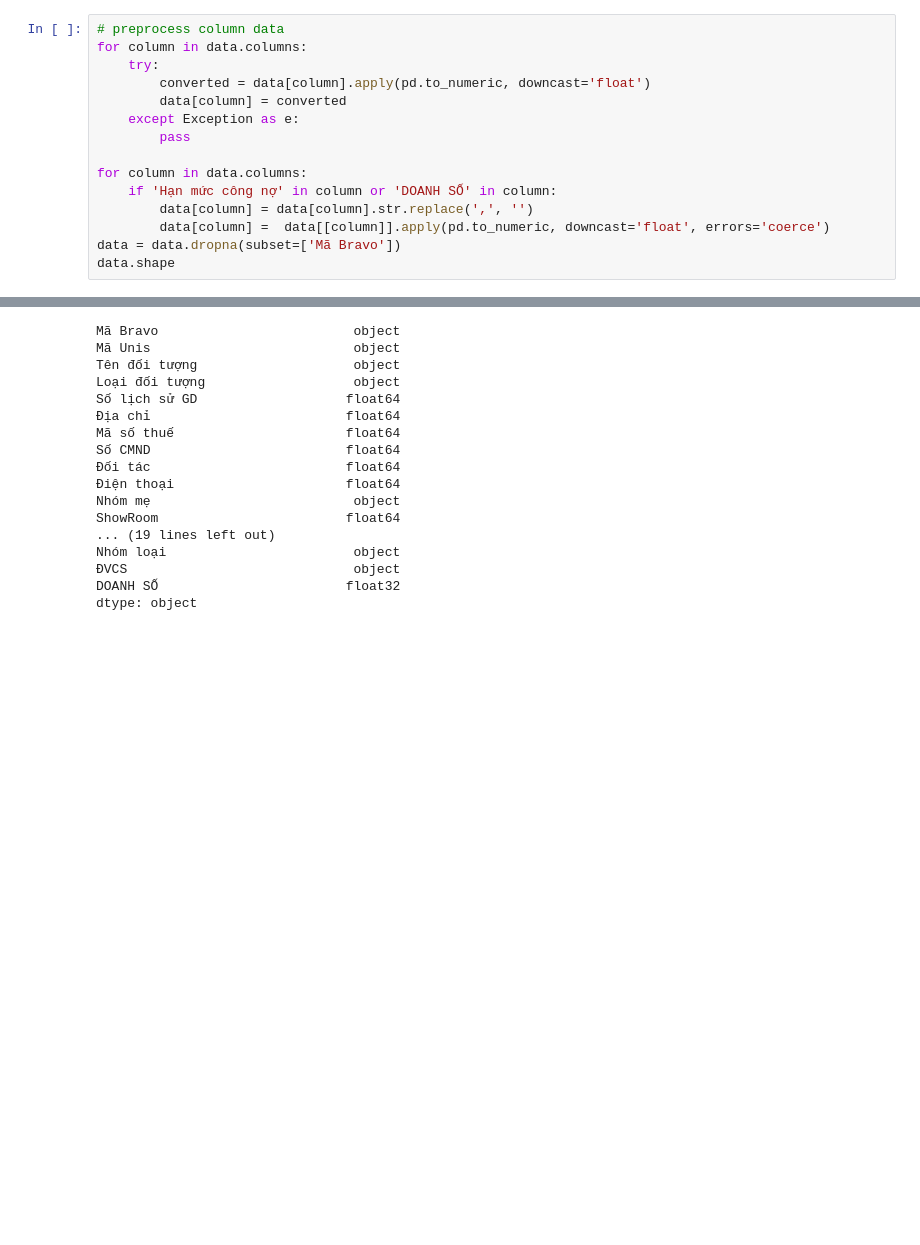
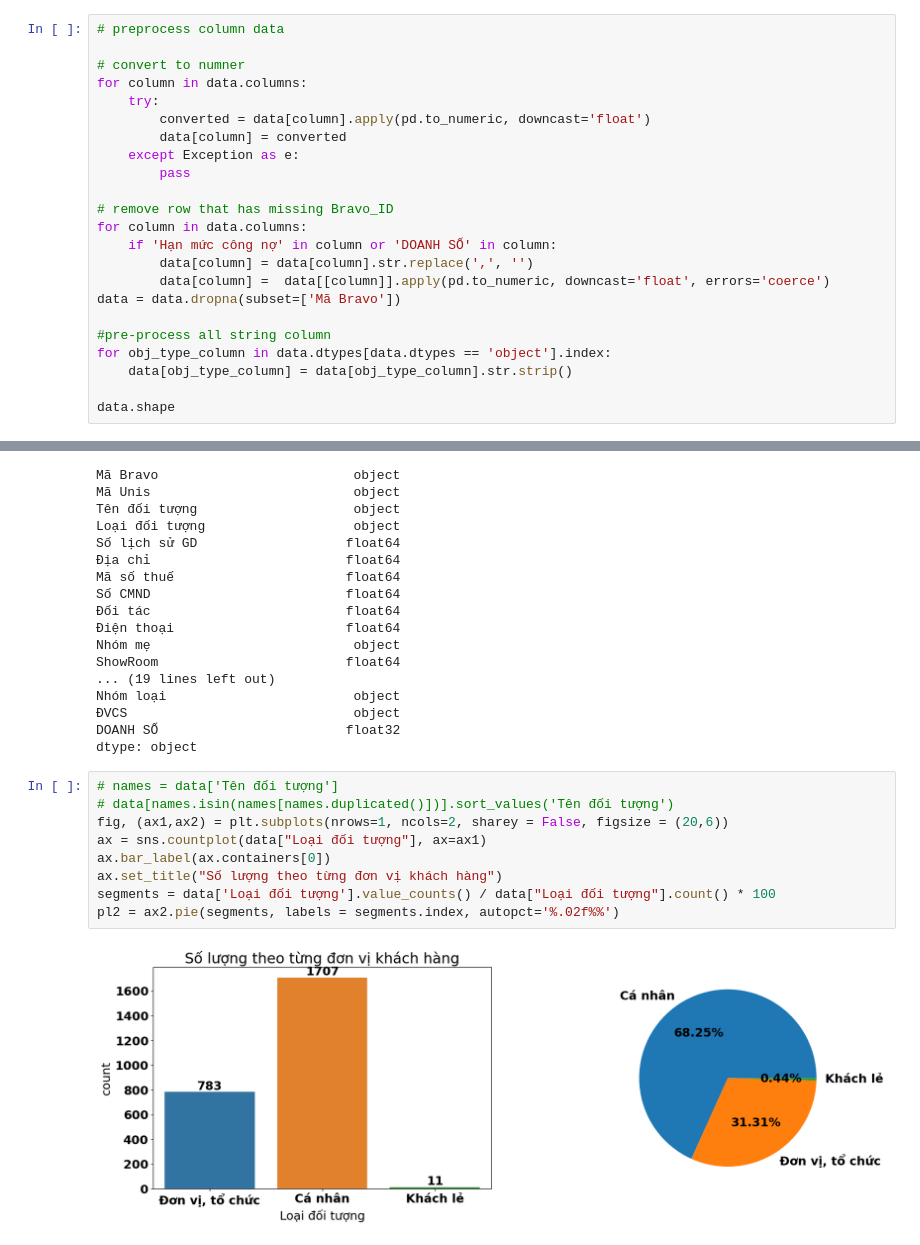
Before and after one commit to techgmartek/ba-analyer-sample, a Jupyter notebook: unis/analyzer/test.ipynb, the cells around one changed output, grey strips where cells are left out. Cells and saved outputs as stored; diff of their text form; blank space fills up the shorter version.

```diff
--- a/unis/analyzer/test.ipynb
+++ b/unis/analyzer/test.ipynb
@@ -35,6 +35,8 @@ data.shape
 (2502, 34)
 # %%
 # preprocess column data
+
+# convert to numner
 for column in data.columns:
     try:
         converted = data[column].apply(pd.to_numeric, downcast='float')
@@ -42,11 +44,17 @@ for column in data.columns:
     except Exception as e:
         pass
 
+# remove row that has missing Bravo_ID
 for column in data.columns:
     if 'Hạn mức công nợ' in column or 'DOANH SỐ' in column:
         data[column] = data[column].str.replace(',', '')
         data[column] =  data[[column]].apply(pd.to_numeric, downcast='float', errors='coerce')
 data = data.dropna(subset=['Mã Bravo'])
+
+#pre-process all string column
+for obj_type_column in data.dtypes[data.dtypes == 'object'].index:
+    data[obj_type_column] = data[obj_type_column].str.strip()
+
 data.shape
 # %% [output]
 (2501, 34)
@@ -80,3 +88,14 @@ Nhóm loại                        object
 ĐVCS                             object
 DOANH SỐ                        float32
 dtype: object
+# %%
+# names = data['Tên đối tượng']
+# data[names.isin(names[names.duplicated()])].sort_values('Tên đối tượng')
+fig, (ax1,ax2) = plt.subplots(nrows=1, ncols=2, sharey = False, figsize = (20,6))
+ax = sns.countplot(data["Loại đối tượng"], ax=ax1)
+ax.bar_label(ax.containers[0])
+ax.set_title("Số lượng theo từng đơn vị khách hàng")
+segments = data['Loại đối tượng'].value_counts() / data["Loại đối tượng"].count() * 100
+pl2 = ax2.pie(segments, labels = segments.index, autopct='%.02f%%')
+# %% [output]
+[figure, added]
```
Also changed, not shown: parts of 15 cells of this notebook.
